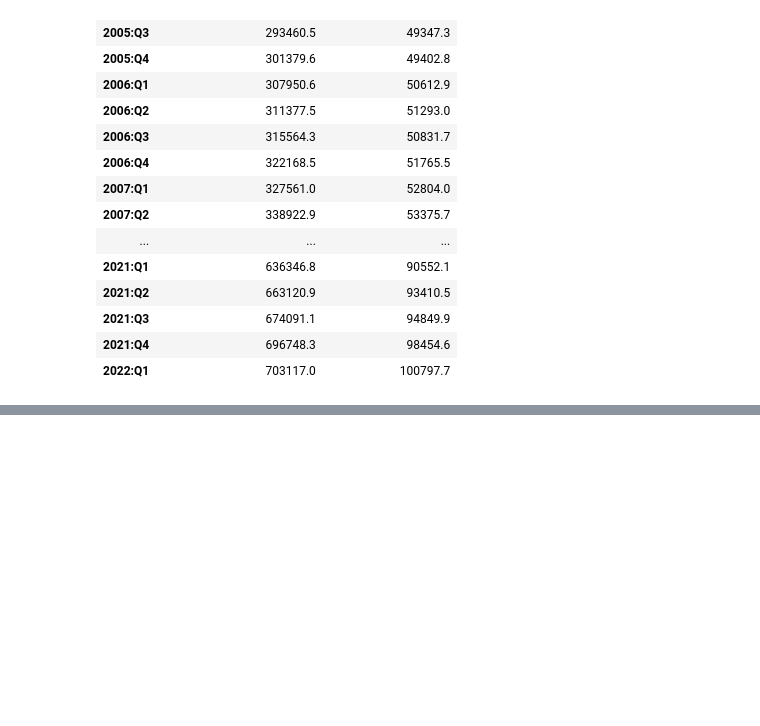
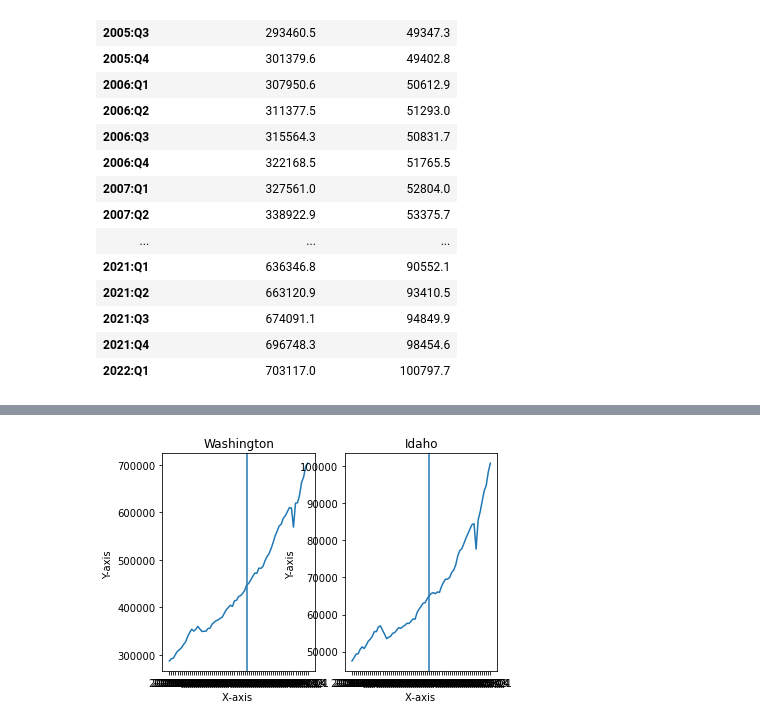
Before and after one commit to jho97/specs_capstone, a Jupyter notebook: visualized_data/gdp_comparison .ipynb, the cells around one changed output, grey strips where cells are left out. Drawn from its saved outputs; the diff is of its cells as text; code cells hidden in the pictures; blank space fills up the shorter version.

Commit message:
created two visuals

```diff
--- a/visualized_data/gdp_comparison .ipynb
+++ b/visualized_data/gdp_comparison .ipynb
@@ -221,3 +221,8 @@ result
 | 2021:Q3 | 674091.1 | 94849.9 |
 | 2021:Q4 | 696748.3 | 98454.6 |
 | 2022:Q1 | 703117.0 | 100797.7 |
+# %%
+# https://www.geeksforgeeks.org/get-a-list-of-a-particular-column-values-of-a-pandas-dataframe/
+# Making the values in the columns to a list
+washington_values = merged_df["washington_dollars_millions"].tolist()
+washington_values
@@ -223,0 +247,3 @@ result
+# %%
+idaho_values = merged_df["idaho_dollars_millions"].tolist()
+idaho_values
@@ -223,0 +268,4 @@ result
+# %%
+# Getting the index values to a list
+time_values = merged_df.index.tolist()
+time_values
@@ -223,0 +290,4 @@ result
+# %%
+# https://www.geeksforgeeks.org/plot-a-vertical-line-in-matplotlib/
+vert_line = time_values[38]
+vert_line
@@ -223,0 +300,25 @@ result
+# %%
+# https://www.tutorialspoint.com/how-to-make-two-plots-side-by-side-using-python
+
+from matplotlib import pyplot as plt
+xPoints = time_values
+y1Points = washington_values
+y2Points = idaho_values
+
+plt.subplot(1, 2, 1) # row 1, col 2 index 1
+plt.plot(xPoints, y1Points)
+plt.axvline(x= vert_line)
+plt.title("Washington")
+plt.xlabel('X-axis ')
+plt.ylabel('Y-axis ')
+
+plt.subplot(1, 2, 2) # index 2
+plt.plot(xPoints, y2Points)
+plt.axvline(x= vert_line)
+plt.title("Idaho")
+plt.xlabel('X-axis ')
+plt.ylabel('Y-axis ')
+
+plt.show()
+# %% [output]
+[figure, added]
```
Also changed, not shown: parts of 6 cells of this notebook.
